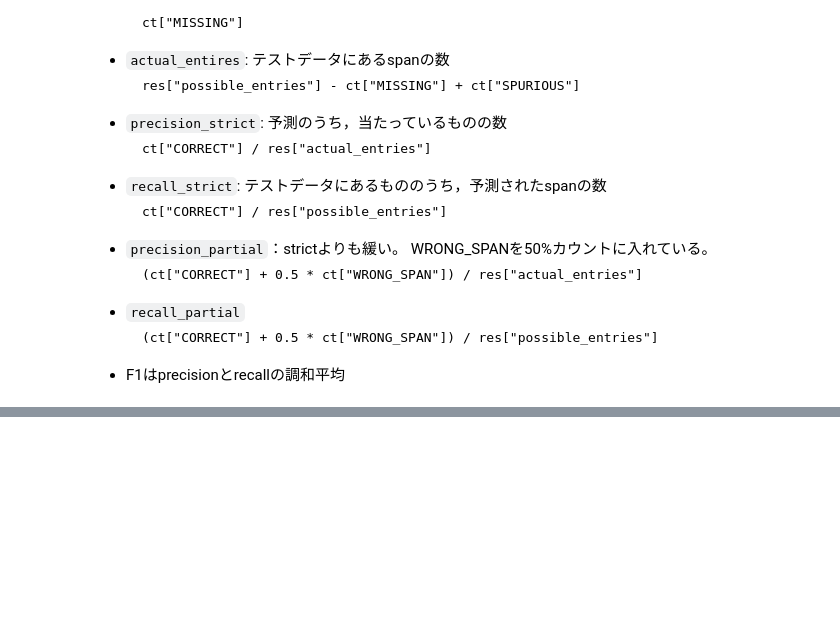
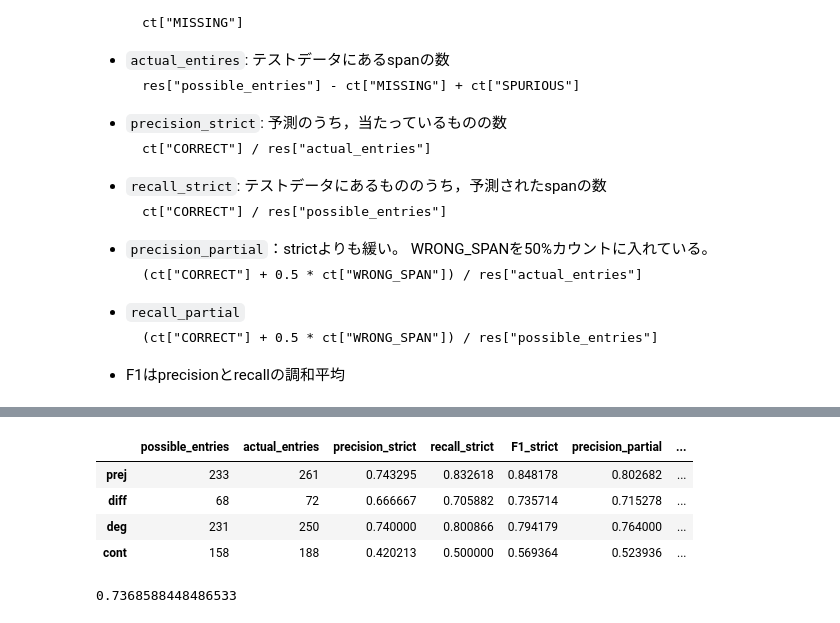
Before and after one commit to ABCTreebank/comparative-ner-utils, a Jupyter notebook: notebooks/stats_2022-09-02.ipynb, the cells around one changed output, grey strips where cells are left out. Drawn from its saved outputs; the diff is of its cells as text; code cells hidden in the pictures; blank space fills up the shorter version.

```diff
--- a/notebooks/stats_2022-09-02.ipynb
+++ b/notebooks/stats_2022-09-02.ipynb
@@ -427,0 +434,16 @@ result["score_spanwise_F1_strict"]
+# %%
+# まず，連体節に該当する文のIDを抜き出す。
+
+TREES_YORI_ADNOMINAL =  ! tregex -s -w '/^(VPrel|Srel|N)/ == /root/' /tmp/comp-yori.psd 2> /dev/null | sort | uniq
+TREES_KURABE_ADNOMINAL =  ! tregex -s -w '/^(VPrel|Srel|N)/ == /root/' /tmp/comp-kurabe.psd 2> /dev/null | sort | uniq
+
+TREES_ADNOMINAL = TREES_YORI_ADNOMINAL + TREES_KURABE_ADNOMINAL
+
+import re
+_RE_TREE_ID = re.compile(r"\(ID (?P<ID>[^)]+)\)")
+IDs_ADNOMINAL = [
+    # tree.group("ID")
+    tree.group("ID")
+    for tree in
+    filter(None, map(_RE_TREE_ID.search, TREES_ADNOMINAL))
+]
@@ -427,0 +594,18 @@ result["score_spanwise_F1_strict"]
+# %%
+df_res_stat_no_adnom = pd.DataFrame.from_dict(
+    res_no_adnom["score_spanwise"],
+    orient = "index",
+)
+
+df_res_stat_no_adnom
+# %% [output]
+|  | possible_entries | actual_entries | precision_strict | recall_strict | F1_strict | precision_partial | ... |
+| prej | 233 | 261 | 0.743295 | 0.832618 | 0.848178 | 0.802682 | ... |
+| diff | 68 | 72 | 0.666667 | 0.705882 | 0.735714 | 0.715278 | ... |
+| deg | 231 | 250 | 0.740000 | 0.800866 | 0.794179 | 0.764000 | ... |
+| cont | 158 | 188 | 0.420213 | 0.500000 | 0.569364 | 0.523936 | ... |
+# %%
+# F1_strictの単純平均。ラベルのカウントで重みづけることはしていない。
+res_no_adnom["score_spanwise_F1_strict"]
+# %% [output]
+0.7368588448486533
```
Also changed, not shown: parts of 12 cells of this notebook.
